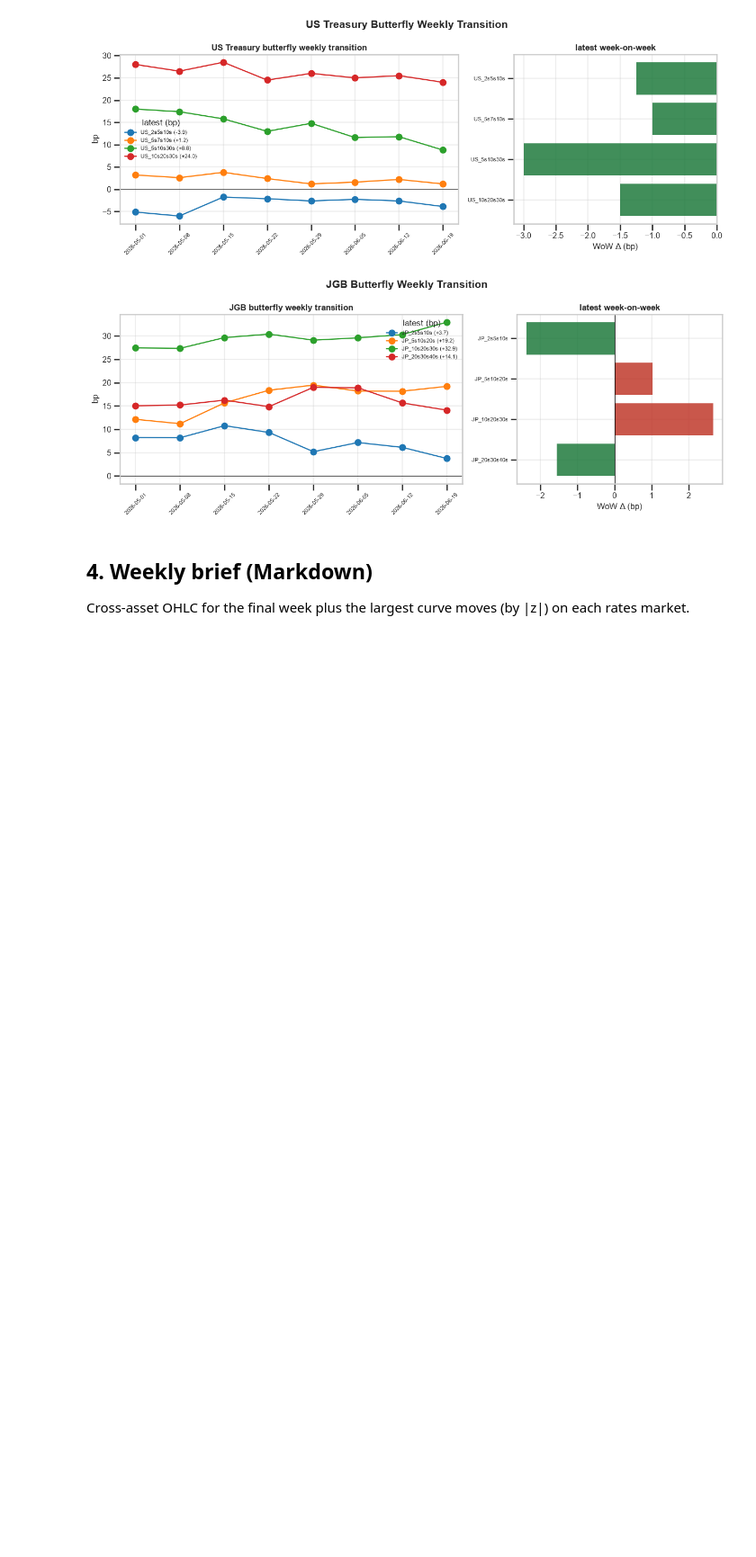
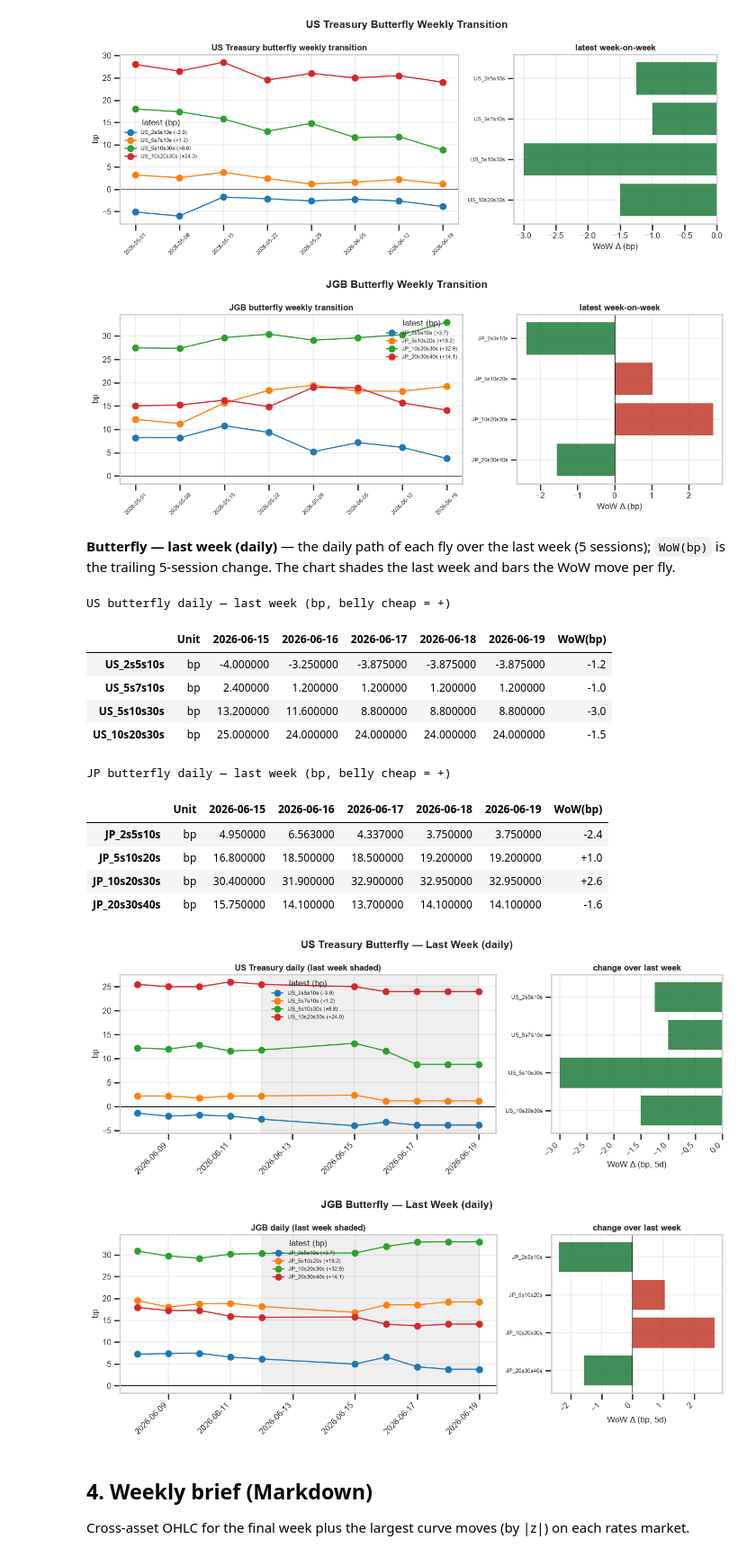
Before and after one commit to kfujie/macro_watch, a Jupyter notebook: macro_watch/weekly_report.ipynb, the cells around one changed output. Shown at 90% size. Drawn from its saved outputs; the diff is of its cells as text; code cells hidden in the pictures; blank space fills up the shorter version.

```diff
--- a/macro_watch/weekly_report.ipynb
+++ b/macro_watch/weekly_report.ipynb
@@ -304,6 +304,34 @@ JP butterfly weekly transition (bp, belly cheap = +)
 | JP_20s30s40s | bp | 15.050000 | 15.200000 | 16.250000 | 14.850000 | 19.000000 | 18.900000 | 15.650000 | ... |
 [figure]
 [figure]
+# %% [markdown]
+**Butterfly — last week (daily)** — the daily path of each fly over the last week (5 sessions); `WoW(bp)` is the trailing 5-session change. The chart shades the last week and bars the WoW move per fly.
+# %%
+for market in ("US", "JP"):
+    tbl = analytics.daily_transition(panel, market, sessions=5, kind="fly")
+    date_cols = [c for c in tbl.columns if c not in ("Unit", "WoW(bp)")]
+    display(
+        tbl.style.format("{:+.1f}", subset=date_cols)
+        .format({"WoW(bp)": "{:+.1f}"})
+        .background_gradient(subset=["WoW(bp)"], cmap="RdBu_r", vmin=-10, vmax=10)
+        .set_caption(f"{market} butterfly daily — last week (bp, belly cheap = +)")
+    )
+    _ = visualizer.plot_spread_daily(panel, market, FLIES[market], sessions=10)
+# %% [output]
+US butterfly daily — last week (bp, belly cheap = +)
+|  | Unit | 2026-06-15 | 2026-06-16 | 2026-06-17 | 2026-06-18 | 2026-06-19 | WoW(bp) |
+| US_2s5s10s | bp | -4.000000 | -3.250000 | -3.875000 | -3.875000 | -3.875000 | -1.2 |
+| US_5s7s10s | bp | 2.400000 | 1.200000 | 1.200000 | 1.200000 | 1.200000 | -1.0 |
+| US_5s10s30s | bp | 13.200000 | 11.600000 | 8.800000 | 8.800000 | 8.800000 | -3.0 |
+| US_10s20s30s | bp | 25.000000 | 24.000000 | 24.000000 | 24.000000 | 24.000000 | -1.5 |
+JP butterfly daily — last week (bp, belly cheap = +)
+|  | Unit | 2026-06-15 | 2026-06-16 | 2026-06-17 | 2026-06-18 | 2026-06-19 | WoW(bp) |
+| JP_2s5s10s | bp | 4.950000 | 6.563000 | 4.337000 | 3.750000 | 3.750000 | -2.4 |
+| JP_5s10s20s | bp | 16.800000 | 18.500000 | 18.500000 | 19.200000 | 19.200000 | +1.0 |
+| JP_10s20s30s | bp | 30.400000 | 31.900000 | 32.900000 | 32.950000 | 32.950000 | +2.6 |
+| JP_20s30s40s | bp | 15.750000 | 14.100000 | 13.700000 | 14.100000 | 14.100000 | -1.6 |
+[figure, added]
+[figure, added]
 # %% [markdown]
 ## 4. Weekly brief (Markdown)
 
```
Also changed, not shown: 3 other files.
